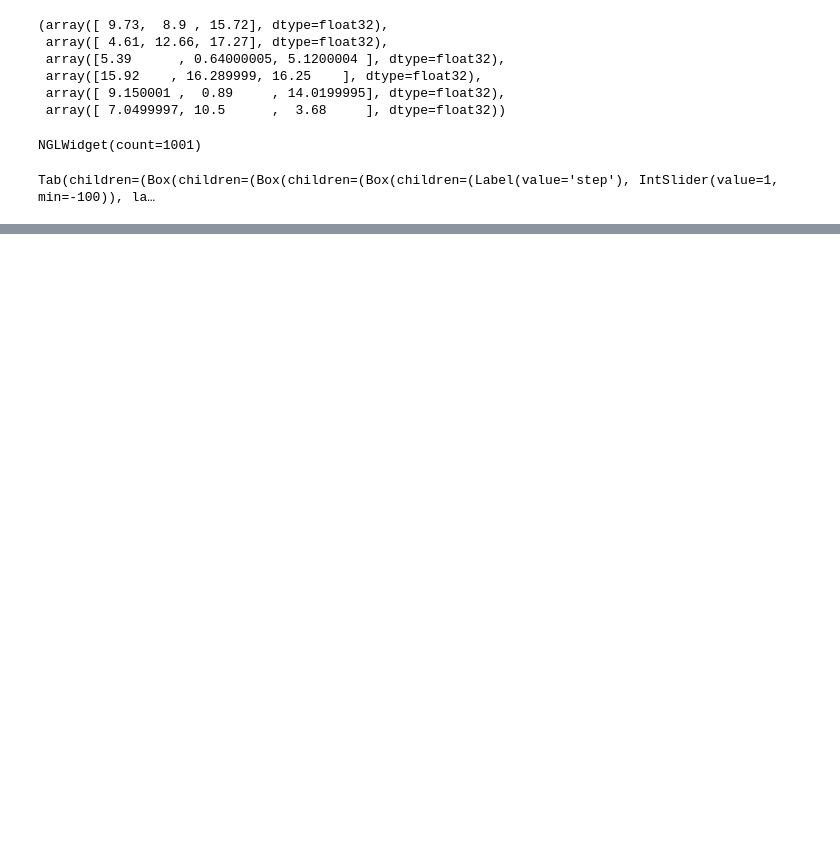
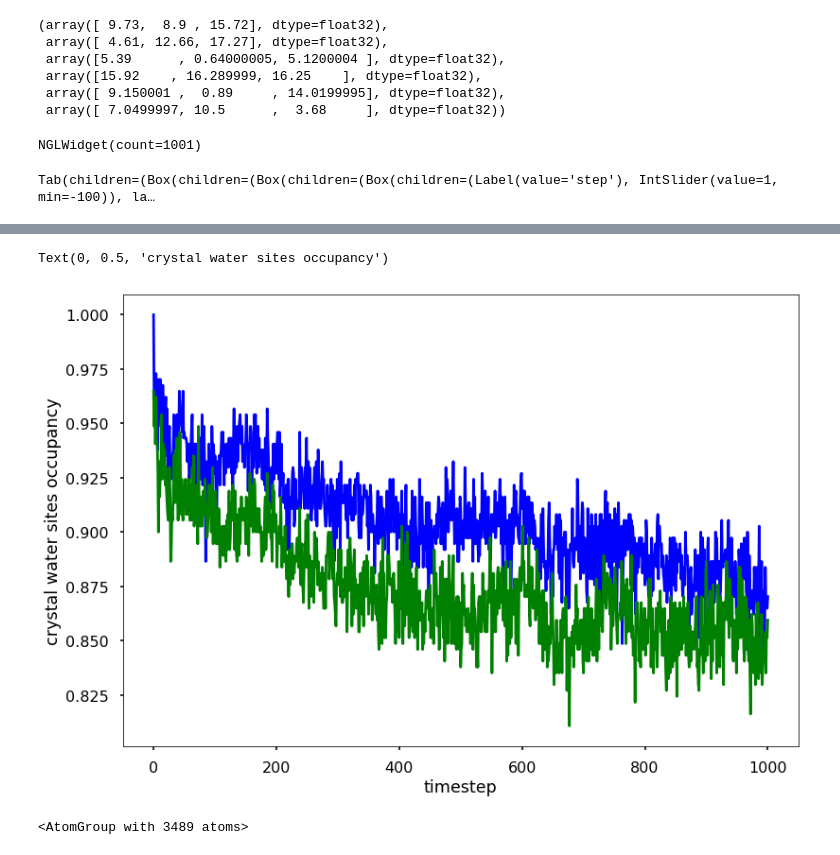
Before and after one commit to klyshko/EFX-project, a Jupyter notebook: crystal_water.ipynb, the cells around one changed output, grey strips where cells are left out. Cells and saved outputs as stored; diff of their text form; code cells hidden in the pictures; blank space fills up the shorter version.

```diff
--- a/crystal_water.ipynb
+++ b/crystal_water.ipynb
@@ -201,0 +264,14 @@ plt.show()
+# %%
+av_percent2 = np.sum(occupancy < cutoff, axis = 0) / 1001.
+percent2 = np.sum(occupancy < cutoff, axis = 1) / 370.
+# %%
+plt.plot(percent2, 'b-', percent ,'g-')
+plt.xlabel('timestep')
+plt.ylabel('crystal water sites occupancy')
+# %% [output]
+Text(0, 0.5, 'crystal water sites occupancy')
+[figure, added]
+# %%
+u_berendsen.select_atoms('not protein')
+# %% [output]
+<AtomGroup with 3489 atoms>
```
Also changed, not shown: parts of 24 cells of this notebook.
